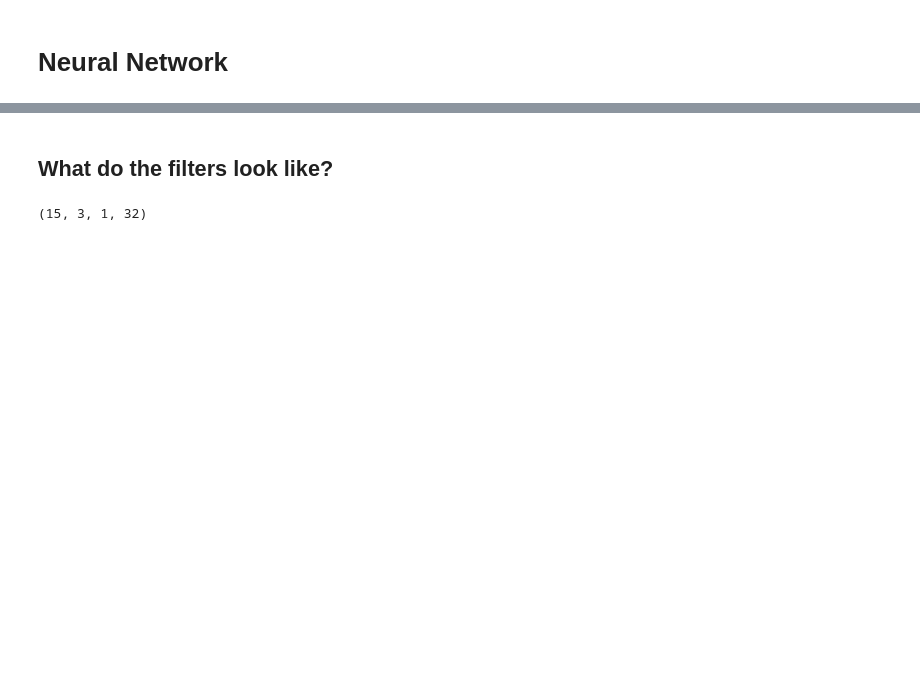
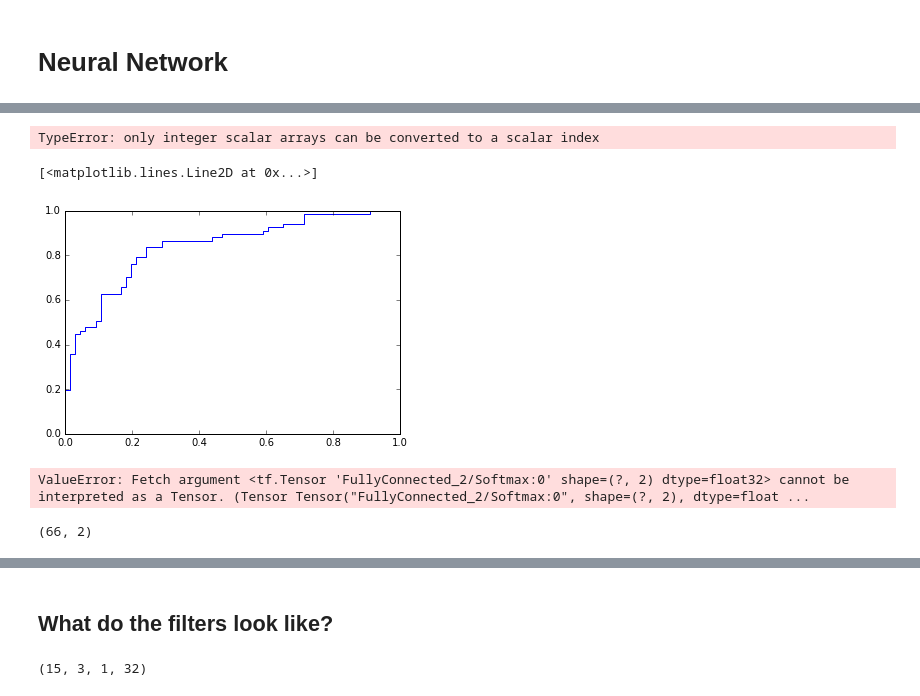
Before and after one commit to Smith42/neuralnet-mcg, a Jupyter notebook: prototypeFive-2dConv.ipynb, the cells around one changed output, grey strips where cells are left out. Saved outputs shown, nothing was run; the diff lists cells and outputs as text; code cells hidden in the pictures; blank space fills up the shorter version.

```diff
--- a/prototypeFive-2dConv.ipynb
+++ b/prototypeFive-2dConv.ipynb
@@ -245,0 +260,4 @@ Training Step: 50  | total loss: 0.54067 | time: 19.649s
+# %%
+np.concatenate(np.array(healthTest), np.array(illTest))
+# %% [output]
+TypeError: only integer scalar arrays can be converted to a scalar index
@@ -246,3 +266,19 @@ Training Step: 50  | total loss: 0.54067 | time: 19.649s
+# %%
+predicted = np.array(model.predict(np.array(kfoldData[2])[:,:,::4]))
+fpr, tpr, th = roc_curve(kfoldLabels[2], predicted[:,1])
+plt.plot(fpr,tpr)
+# %% [output]
+[<matplotlib.lines.Line2D at 0x...>]
+[figure, added]
+# %%
+with sess.graph.as_default():
+    sess.run(net)
+# %% [output]
+ValueError: Fetch argument <tf.Tensor 'FullyConnected_2/Softmax:0' shape=(?, 2) dtype=float32> cannot be interpreted as a Tensor. (Tensor Tensor("FullyConnected_2/Softmax:0", shape=(?, 2), dtype=float ...
+# %%
+np.shape(healthLabel)
+# %% [output]
+(66, 2)
 # %%
 if k != 1:
     print("Specificity:", spec, "\nAvg:", np.mean(spec), "\nSensitivity:", sens, "\nAvg:", np.mean(sens))
```
Also changed, not shown: parts of 20 cells of this notebook, 1 other file.
